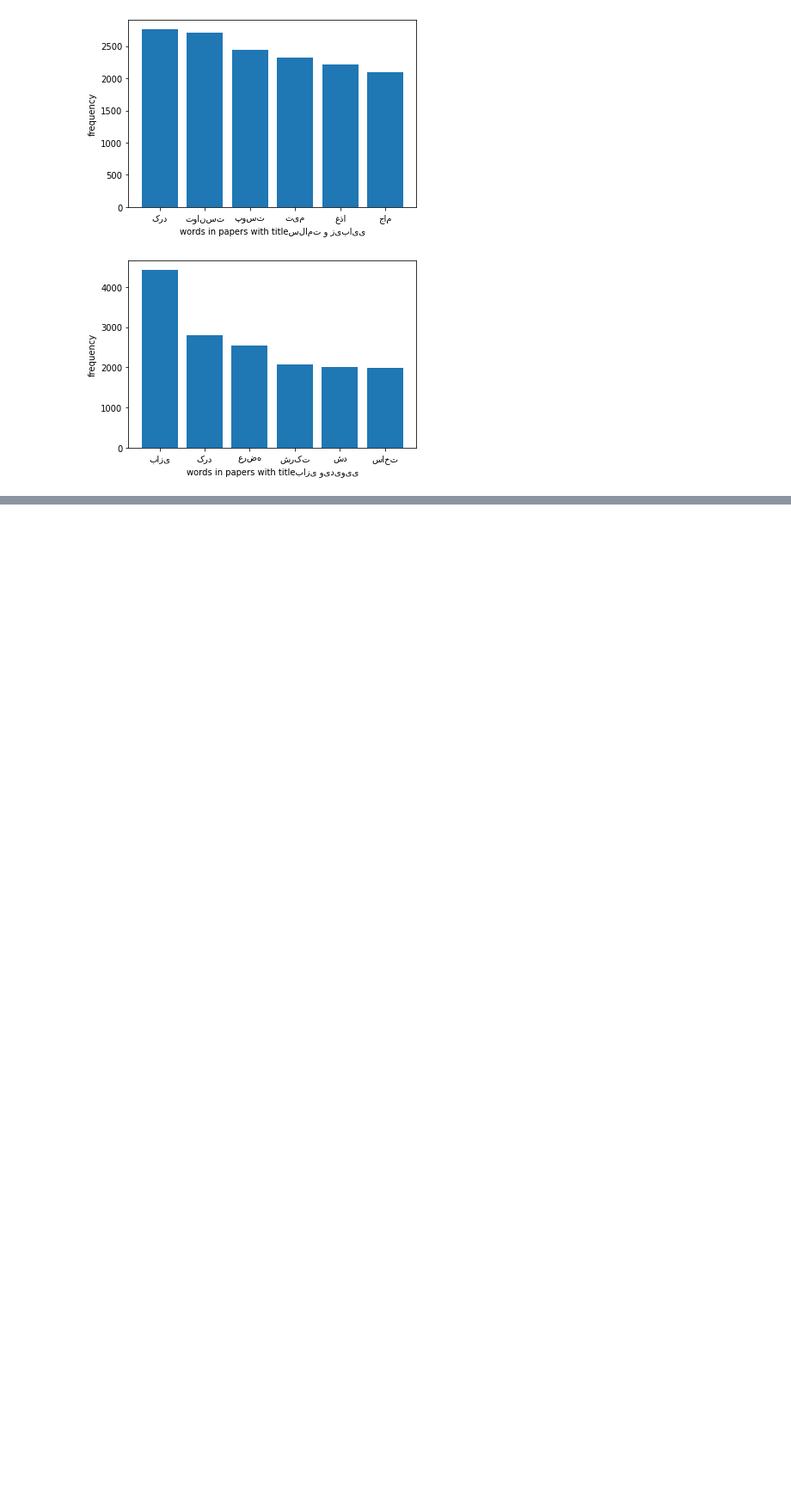
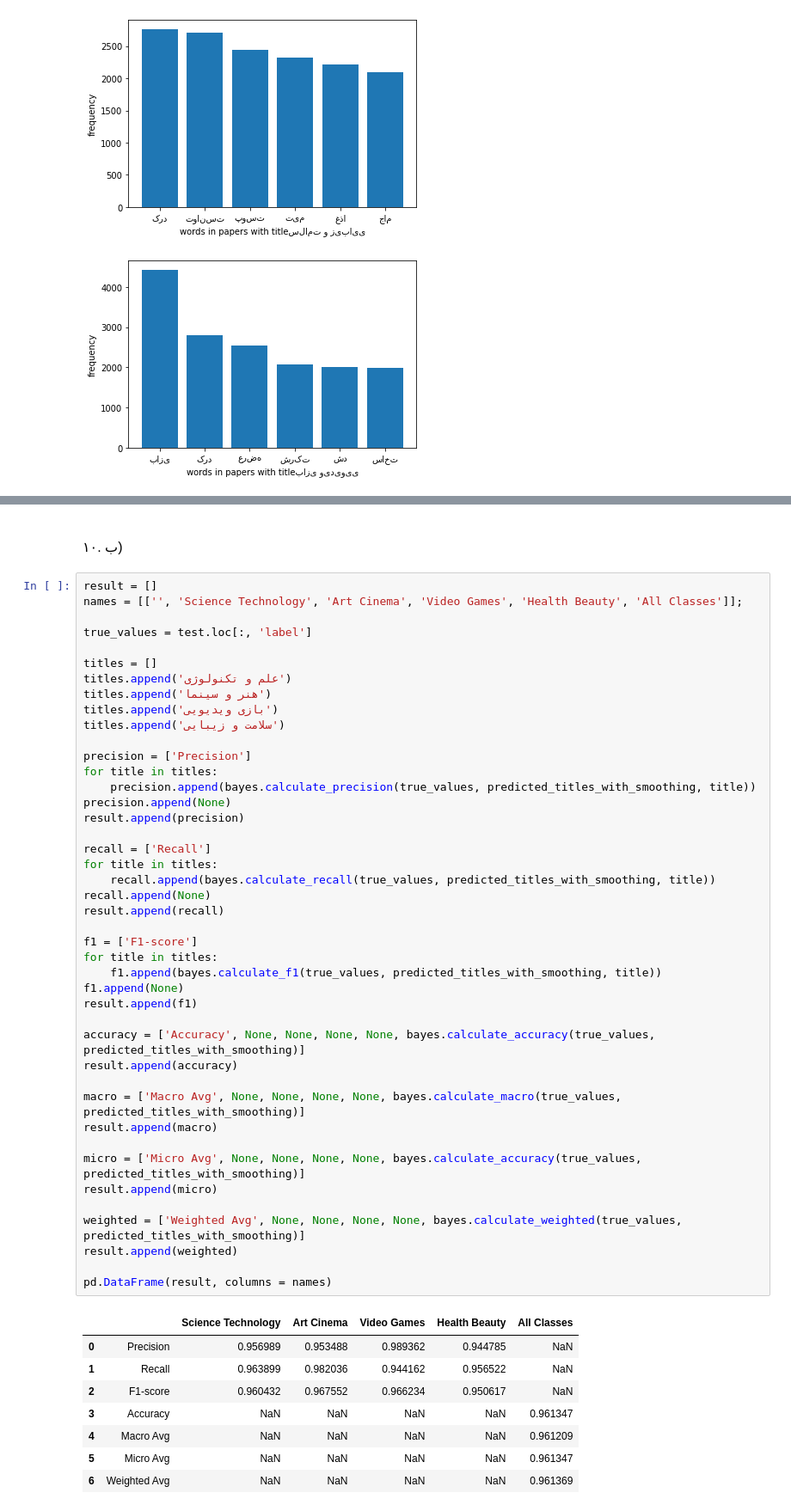
Before and after one commit to Moein-Karami/Artificial_Intelegent, a Jupyter notebook: CA3_Naive-Bayes-Classifier/Codes.ipynb, the cells around one changed output, grey strips where cells are left out. Shown at 86% size. Cells and saved outputs as stored; diff of their text form; blank space fills up the shorter version.

```diff
--- a/CA3_Naive-Bayes-Classifier/Codes.ipynb
+++ b/CA3_Naive-Bayes-Classifier/Codes.ipynb
@@ -497,0 +734,60 @@ print(len(test))
+# %% [markdown]
+<html>
+        <div dir = "rtl" style = "font-size: 16px">
+        <br>
+         ۱۰.
+            ب)
+    </div>
+</html>
+# %%
+result = []
+names = [['', 'Science Technology', 'Art Cinema', 'Video Games', 'Health Beauty', 'All Classes']];
+
+true_values = test.loc[:, 'label']
+
+titles = []
+titles.append('علم و تکنولوژی')
+titles.append('هنر و سینما')
+titles.append('بازی ویدیویی')
+titles.append('سلامت و زیبایی')
+
+precision = ['Precision']
+for title in titles:
+    precision.append(bayes.calculate_precision(true_values, predicted_titles_with_smoothing, title))
+precision.append(None)
+result.append(precision)
+
+recall = ['Recall']
+for title in titles:
+    recall.append(bayes.calculate_recall(true_values, predicted_titles_with_smoothing, title))
+recall.append(None)
+result.append(recall)
+
+f1 = ['F1-score']
+for title in titles:
+    f1.append(bayes.calculate_f1(true_values, predicted_titles_with_smoothing, title))
+f1.append(None)
+result.append(f1)
+
+accuracy = ['Accuracy', None, None, None, None, bayes.calculate_accuracy(true_values, predicted_titles_with_smoothing)]
+result.append(accuracy)
+
+macro = ['Macro Avg', None, None, None, None, bayes.calculate_macro(true_values, predicted_titles_with_smoothing)]
+result.append(macro)
+
+micro = ['Micro Avg', None, None, None, None, bayes.calculate_accuracy(true_values, predicted_titles_with_smoothing)]
+result.append(micro)
+
+weighted = ['Weighted Avg', None, None, None, None, bayes.calculate_weighted(true_values, predicted_titles_with_smoothing)]
+result.append(weighted)
+
+pd.DataFrame(result, columns = names)
+# %% [output]
+|  |  | Science Technology | Art Cinema | Video Games | Health Beauty | All Classes |
+| 0 | Precision | 0.956989 | 0.953488 | 0.989362 | 0.944785 | NaN |
+| 1 | Recall | 0.963899 | 0.982036 | 0.944162 | 0.956522 | NaN |
+| 2 | F1-score | 0.960432 | 0.967552 | 0.966234 | 0.950617 | NaN |
+| 3 | Accuracy | NaN | NaN | NaN | NaN | 0.961347 |
+| 4 | Macro Avg | NaN | NaN | NaN | NaN | 0.961209 |
+| 5 | Micro Avg | NaN | NaN | NaN | NaN | 0.961347 |
+| 6 | Weighted Avg | NaN | NaN | NaN | NaN | 0.961369 |
```
Also changed, not shown: parts of 22 cells of this notebook, 2 other files.
